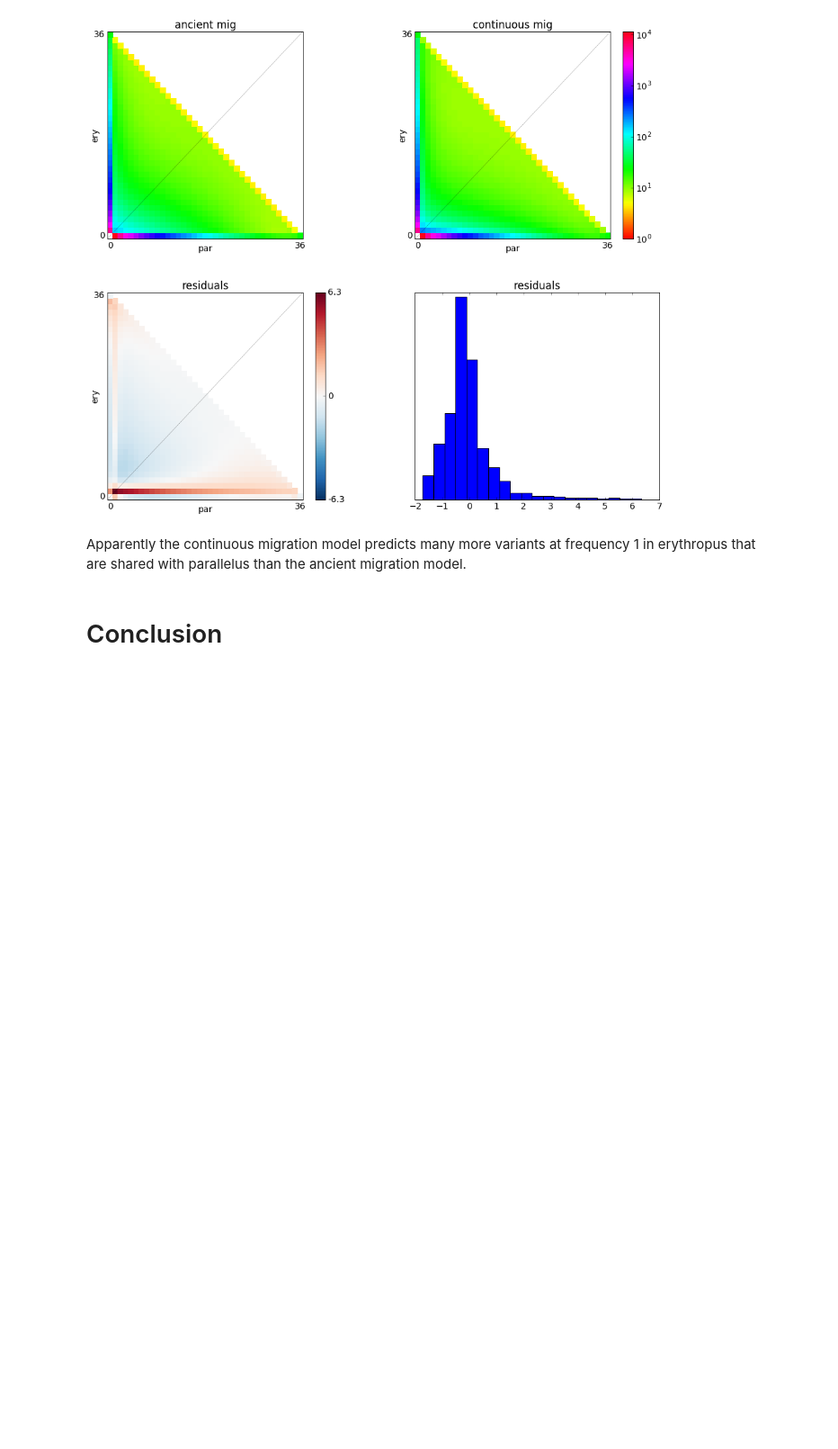
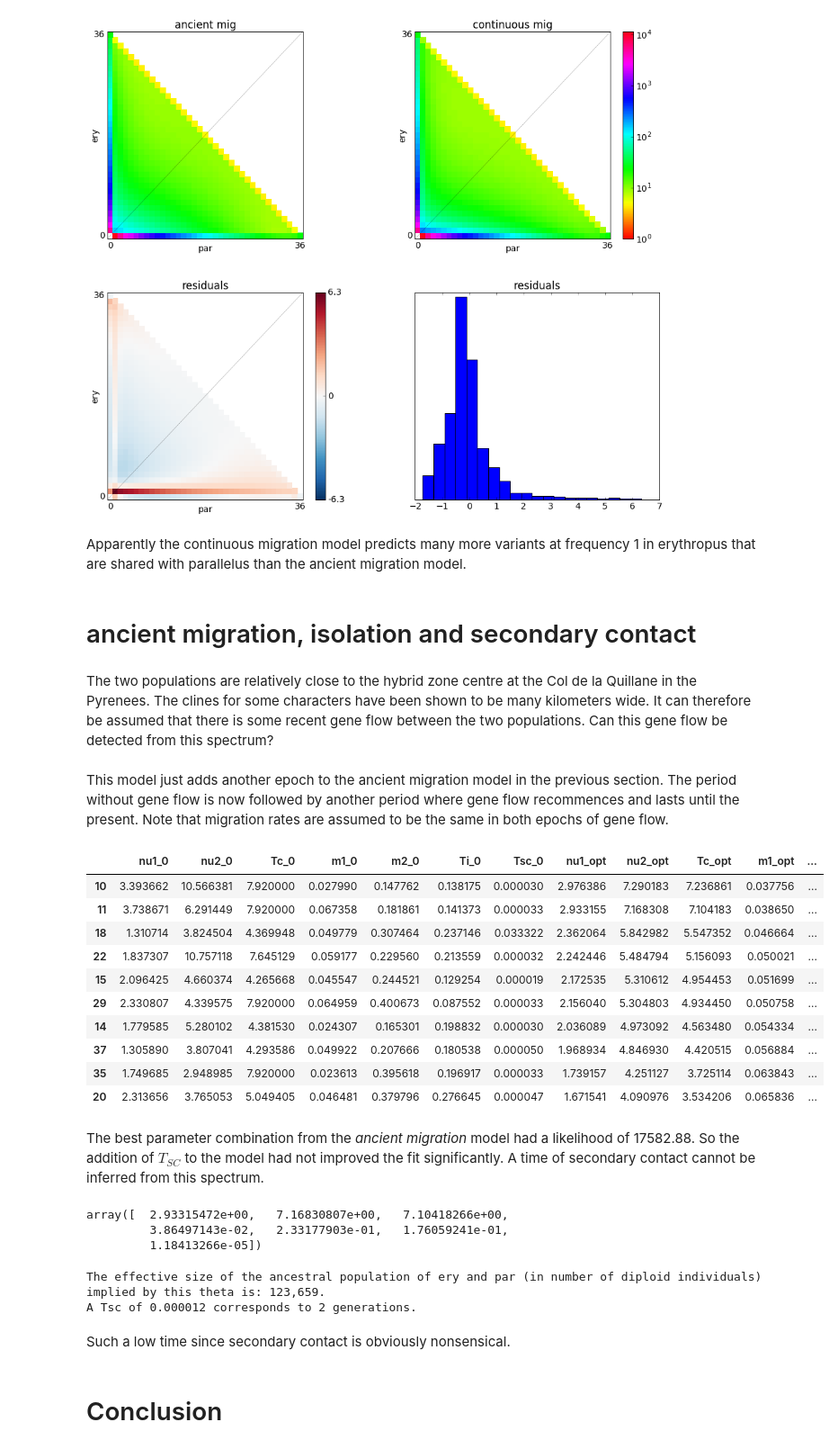
Before and after one commit to claudiuskerth/PhDthesis, a Jupyter notebook: Data_analysis/SNP-indel-calling/dadi/05_2D_models_synthesis.ipynb, the cells around one changed output. Shown at 90% size. Cells and saved outputs as stored; diff of their text form; code cells hidden in the pictures; blank space fills up the shorter version.

```diff
--- a/Data_analysis/SNP-indel-calling/dadi/05_2D_models_synthesis.ipynb
+++ b/Data_analysis/SNP-indel-calling/dadi/05_2D_models_synthesis.ipynb
@@ -996,3 +1074,7 @@ dadi.Plotting.plot_2d_comp_multinom(data=model_mig_iso_scaled.fold() , model=mod
 [figure]
 # %% [markdown]
 Apparently the continuous migration model predicts many more variants at frequency 1 in erythropus that are shared with parallelus than the ancient migration model.
+# %% [markdown]
+# ancient migration, isolation and secondary contact
+# %% [markdown]
+The two populations are relatively close to the hybrid zone centre at the Col de la Quillane in the Pyrenees. The clines for some characters have been shown to be many kilometers wide. It can therefore be assumed that there is some recent gene flow between the two populations. Can this gene flow be detected from this spectrum?
@@ -999,3 +1124,62 @@ Apparently the continuous migration model predicts many more variants at frequen
+# %% [markdown]
+This model just adds another epoch to the ancient migration model in the previous section. The period without gene flow is now followed by another period where gene flow recommences and lasts until the present. Note that migration rates are assumed to be the same in both epochs of gene flow.
+# %%
+ar_mig_iso_mig = []
+
+for filename in glob("OUT_2D_models/split_mig_iso_mig*dill"):
+    ar_mig_iso_mig.append(dill.load(open(filename)))
+# %%
+import pandas as pd
+
+l = 2*7+1
+
+# show all parameter combinations
+returned = [flatten(out)[:l] for out in ar_mig_iso_mig]
+
+df = pd.DataFrame(data=returned, \
+                  columns=['nu1_0','nu2_0', 'Tc_0', 'm1_0', 'm2_0', 'Ti_0', 'Tsc_0', 'nu1_opt', 'nu2_opt', 'Tc_opt', 'm1_opt', 'm2_opt', 'Ti_opt', 'Tsc_opt', '-logL'])
+
+df.sort_values(by='-logL', ascending=True).head(10)
+# %% [output]
+|  | nu1_0 | nu2_0 | Tc_0 | m1_0 | m2_0 | Ti_0 | Tsc_0 | nu1_opt | nu2_opt | Tc_opt | m1_opt | ... |
+| 10 | 3.393662 | 10.566381 | 7.920000 | 0.027990 | 0.147762 | 0.138175 | 0.000030 | 2.976386 | 7.290183 | 7.236861 | 0.037756 | ... |
+| 11 | 3.738671 | 6.291449 | 7.920000 | 0.067358 | 0.181861 | 0.141373 | 0.000033 | 2.933155 | 7.168308 | 7.104183 | 0.038650 | ... |
+| 18 | 1.310714 | 3.824504 | 4.369948 | 0.049779 | 0.307464 | 0.237146 | 0.033322 | 2.362064 | 5.842982 | 5.547352 | 0.046664 | ... |
+| 22 | 1.837307 | 10.757118 | 7.645129 | 0.059177 | 0.229560 | 0.213559 | 0.000032 | 2.242446 | 5.484794 | 5.156093 | 0.050021 | ... |
+| 15 | 2.096425 | 4.660374 | 4.265668 | 0.045547 | 0.244521 | 0.129254 | 0.000019 | 2.172535 | 5.310612 | 4.954453 | 0.051699 | ... |
+| 29 | 2.330807 | 4.339575 | 7.920000 | 0.064959 | 0.400673 | 0.087552 | 0.000033 | 2.156040 | 5.304803 | 4.934450 | 0.050758 | ... |
+| 14 | 1.779585 | 5.280102 | 4.381530 | 0.024307 | 0.165301 | 0.198832 | 0.000030 | 2.036089 | 4.973092 | 4.563480 | 0.054334 | ... |
+| 37 | 1.305890 | 3.807041 | 4.293586 | 0.049922 | 0.207666 | 0.180538 | 0.000050 | 1.968934 | 4.846930 | 4.420515 | 0.056884 | ... |
+| 35 | 1.749685 | 2.948985 | 7.920000 | 0.023613 | 0.395618 | 0.196917 | 0.000033 | 1.739157 | 4.251127 | 3.725114 | 0.063843 | ... |
+| 20 | 2.313656 | 3.765053 | 5.049405 | 0.046481 | 0.379796 | 0.276645 | 0.000047 | 1.671541 | 4.090976 | 3.534206 | 0.065836 | ... |
+# %% [markdown]
+The best parameter combination from the _ancient migration_ model had a likelihood of 17582.88. So the addition of $T_{SC}$ to the model had not improved the fit significantly. A time of secondary contact cannot be inferred from this spectrum.
+# %%
+popt = np.array(df.sort_values(by='-logL', ascending=True).iloc[1,7:14])
+popt
+# %% [output]
+array([  2.93315472e+00,   7.16830807e+00,   7.10418266e+00,
+         3.86497143e-02,   2.33177903e-01,   1.76059241e-01,
+         1.18413266e-05])
+# %%
+func_ex = dadi.Numerics.make_extrap_log_func(split_mig_iso_mig)
+
+model = func_ex(popt, ns, pts_l)
+
+theta = dadi.Inference.optimal_sfs_scaling(model, sfs2d)
+
+mu = 3e-9
+L = sfs2d.data.sum() # this sums over all entries in the spectrum, including masked ones, i. e. also contains invariable sites
+
+N_ref = theta/L/mu/4
+
+print "The effective size of the ancestral population of ery and par (in number of diploid individuals) implied by this theta is: {0:,}.".format(int(N_ref))
+print "A Tsc of {0:.6f} corresponds to {1:,} generations.".format(popt[-1], int(popt[-1]*2*N_ref))
+# %% [output]
+The effective size of the ancestral population of ery and par (in number of diploid individuals) implied by this theta is: 123,659.
+A Tsc of 0.000012 corresponds to 2 generations.
+# %% [markdown]
+Such a low time since secondary contact is obviously nonsensical.
 # %% [markdown]
 # Conclusion
 # %% [markdown]
```
Also changed, not shown: parts of 45 cells of this notebook, 18 other files.
